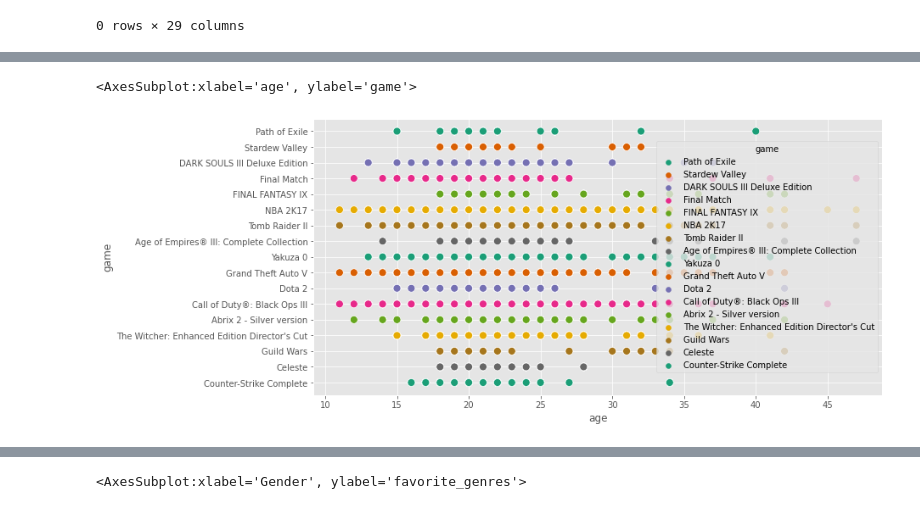
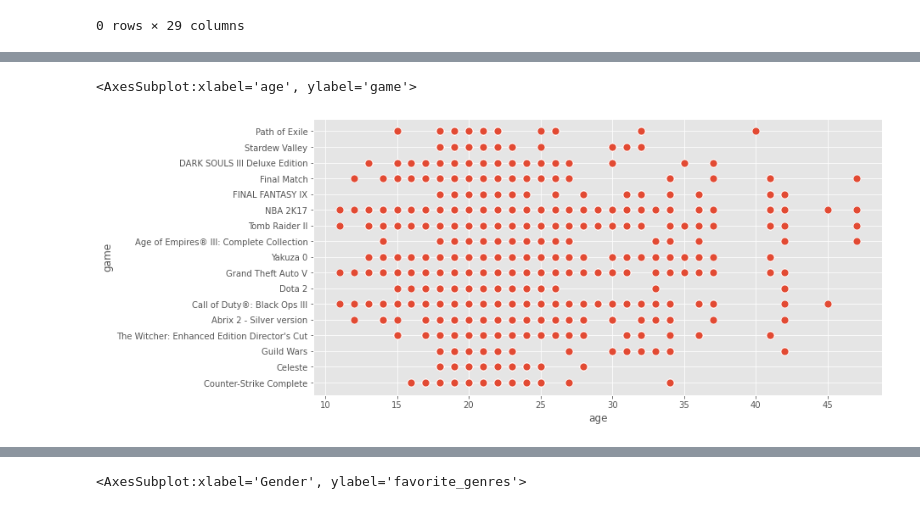
Before and after one commit to OmarEmad313/video-game-recommendation, a Jupyter notebook: Video game recommendation with extincive user feature analysis/Game recommendation-checkpoint.ipynb, the cells around one changed output, grey strips where cells are left out. Saved outputs shown, nothing was run; the diff lists cells and outputs as text; code cells hidden in the pictures.

```diff
--- a/Game recommendation-checkpoint.ipynb
+++ b/Video game recommendation with extincive user feature analysis/Game recommendation-checkpoint.ipynb
@@ -214,5 +212,5 @@ plt.show()
 # %%
-sns.scatterplot(x="age",y="game", hue="game", data=df, palette="Dark2", s=80)
+sns.scatterplot(x="age",y="game", data=df, palette="Dark2", s=80)
 # %% [output]
 <AxesSubplot:xlabel='age', ylabel='game'>
-[figure, old version]
+[figure, new version]
```
Also changed, not shown: parts of 23 cells of this notebook, 6 other files.
